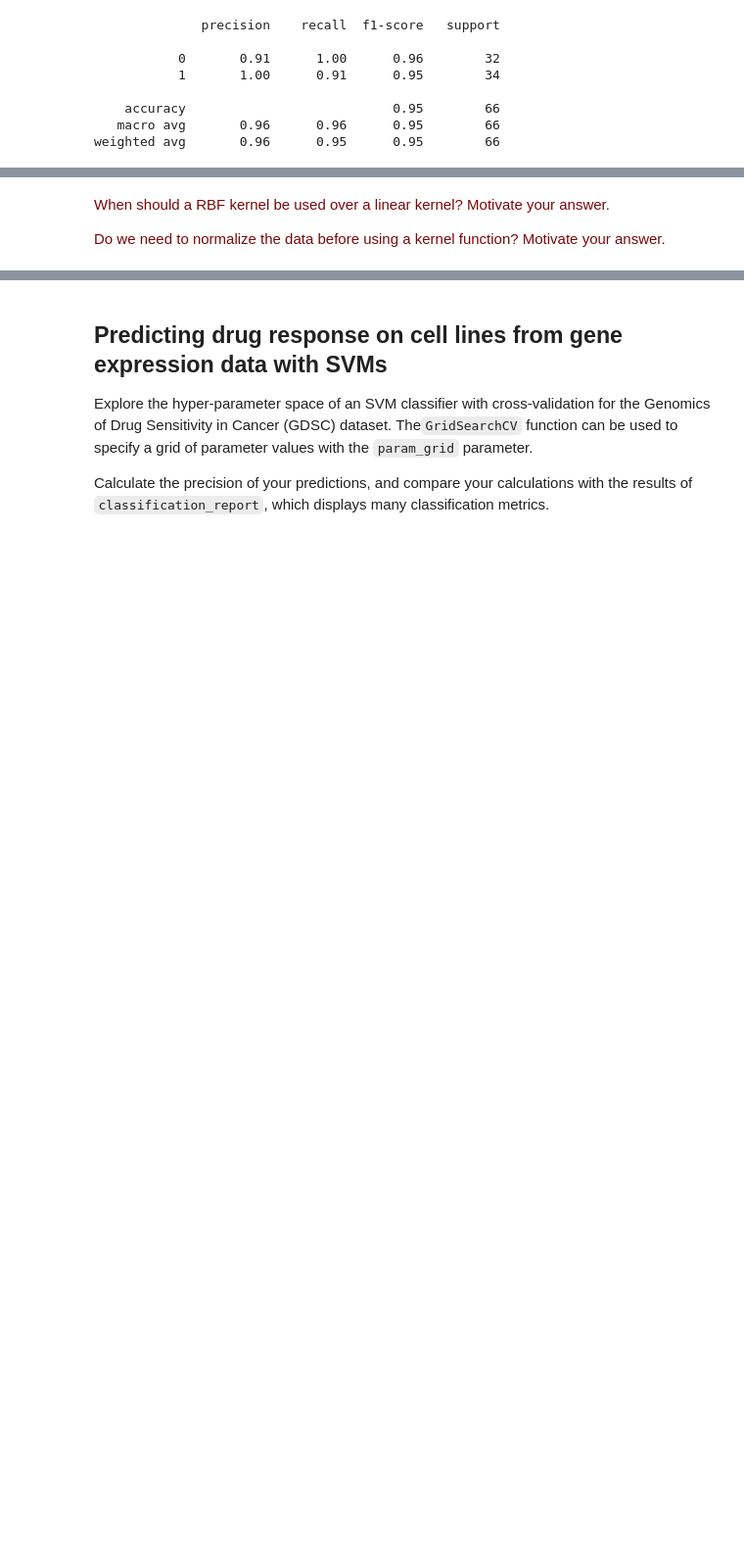
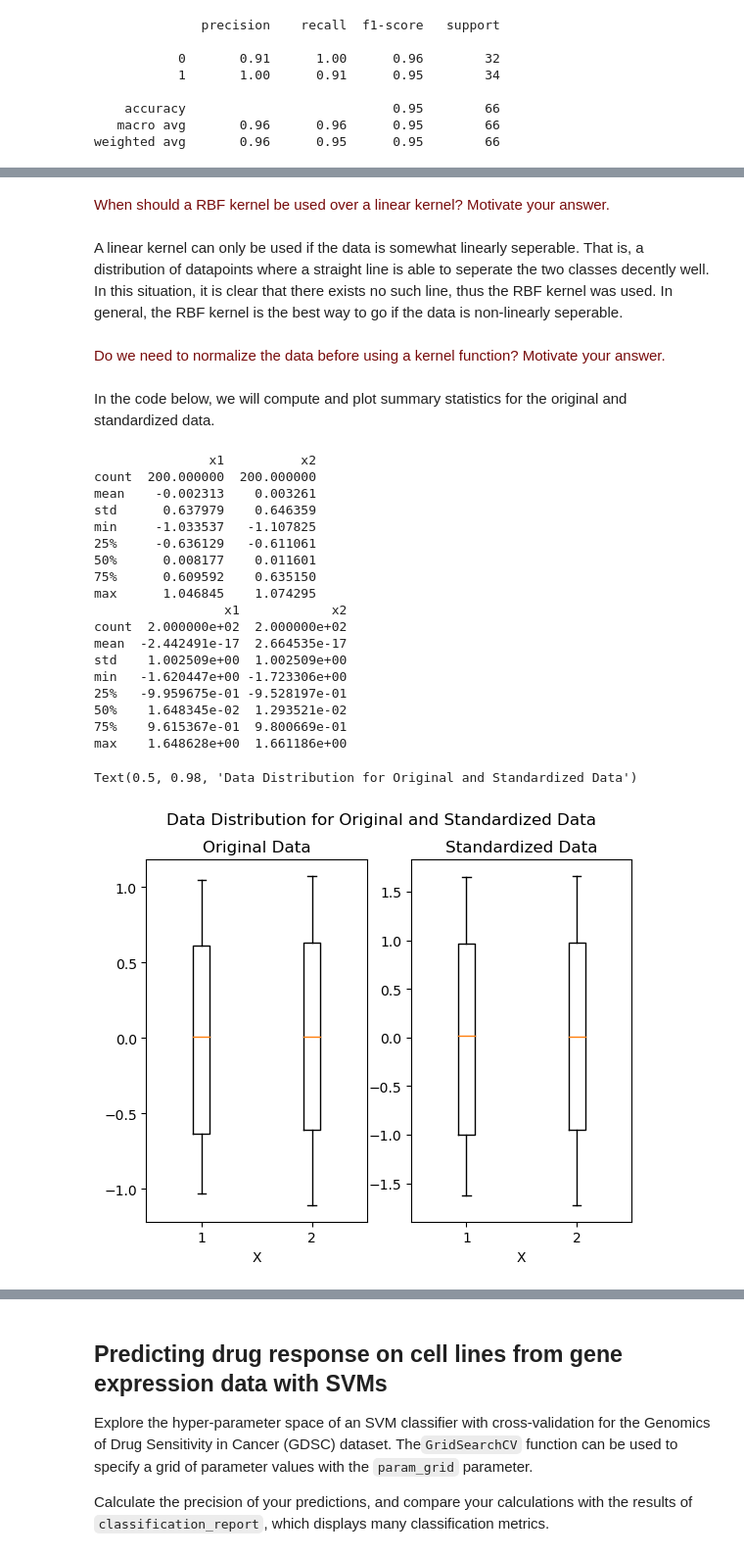
Before and after one commit to sarahlou-dr/8dm50-machine-learning, a Jupyter notebook: practicals/week_4.ipynb, the cells around one changed output, grey strips where cells are left out. Shown at 98% size. Saved outputs shown, nothing was run; the diff lists cells and outputs as text; code cells hidden in the pictures; blank space fills up the shorter version.

```diff
--- a/practicals/week_4.ipynb
+++ b/practicals/week_4.ipynb
@@ -142,12 +142,13 @@ X, Y = make_circles(n_samples=200, noise=0.05, random_state=1234)
 # normalize our data
 scaler = StandardScaler()
 scaler.fit(X)
-X = scaler.transform(X)
+X_std = scaler.transform(X)
 
 X = pd.DataFrame(X, columns=['x1', 'x2'])
+X_std = pd.DataFrame(X_std, columns=['x1', 'x2'])
 
 # splitting data into training and test set
-X_train, X_test, Y_train, Y_test = train_test_split(X, Y, test_size=0.33, random_state=333)
+X_train, X_test, Y_train, Y_test = train_test_split(X_std, Y, test_size=0.33, random_state=333)
 
 #initialize model and create dataframe with coordinates of all support vectors
 model = svm.SVC(kernel='rbf', gamma=0.5, random_state=123)
@@ -209,5 +212,43 @@ weighted avg       0.96      0.95      0.95        66
+# %% [markdown]
+<p><font color='#770a0a'>When should a RBF kernel be used over a linear kernel? Motivate your answer.</font></p>
+# %% [markdown]
+A linear kernel can only be used if the data is somewhat linearly seperable. That is, a distribution of datapoints where a straight line is able to seperate the two classes decently well. In this situation, it is clear that there exists no such line, thus the RBF kernel was used. In general, the RBF kernel is the best way to go if the data is non-linearly seperable.
 # %% [markdown]
-<p><font color='#770a0a'>When should a RBF kernel be used over a linear kernel? Motivate your answer.</font></p>
-
 <p><font color='#770a0a'>Do we need to normalize the data before using a kernel function? Motivate your answer.
 </font></p>
+# %% [markdown]
+In the code below, we will compute and plot summary statistics for the original and standardized data.
+# %%
+print(X.describe())
+print(X_std.describe())
+
+fig, axs = plt.subplots(1, 2)
+#fig.tight_layout()
+axs[0].boxplot(X)
+axs[0].title.set_text("Original Data")
+axs[0].set_xlabel("X")
+axs[1].boxplot(X_std);
+axs[1].title.set_text("Standardized Data")
+axs[1].set_xlabel("X")
+fig.suptitle("Data Distribution for Original and Standardized Data")
+# %% [output]
+               x1          x2
+count  200.000000  200.000000
+mean    -0.002313    0.003261
+std      0.637979    0.646359
+min     -1.033537   -1.107825
+25%     -0.636129   -0.611061
+50%      0.008177    0.011601
+75%      0.609592    0.635150
+max      1.046845    1.074295
+                 x1            x2
+count  2.000000e+02  2.000000e+02
+mean  -2.442491e-17  2.664535e-17
+std    1.002509e+00  1.002509e+00
+min   -1.620447e+00 -1.723306e+00
+25%   -9.959675e-01 -9.528197e-01
+50%    1.648345e-02  1.293521e-02
+75%    9.615367e-01  9.800669e-01
+max    1.648628e+00  1.661186e+00
+Text(0.5, 0.98, 'Data Distribution for Original and Standardized Data')
+[figure, added]
```
Also changed, not shown: parts of 6 cells of this notebook.
